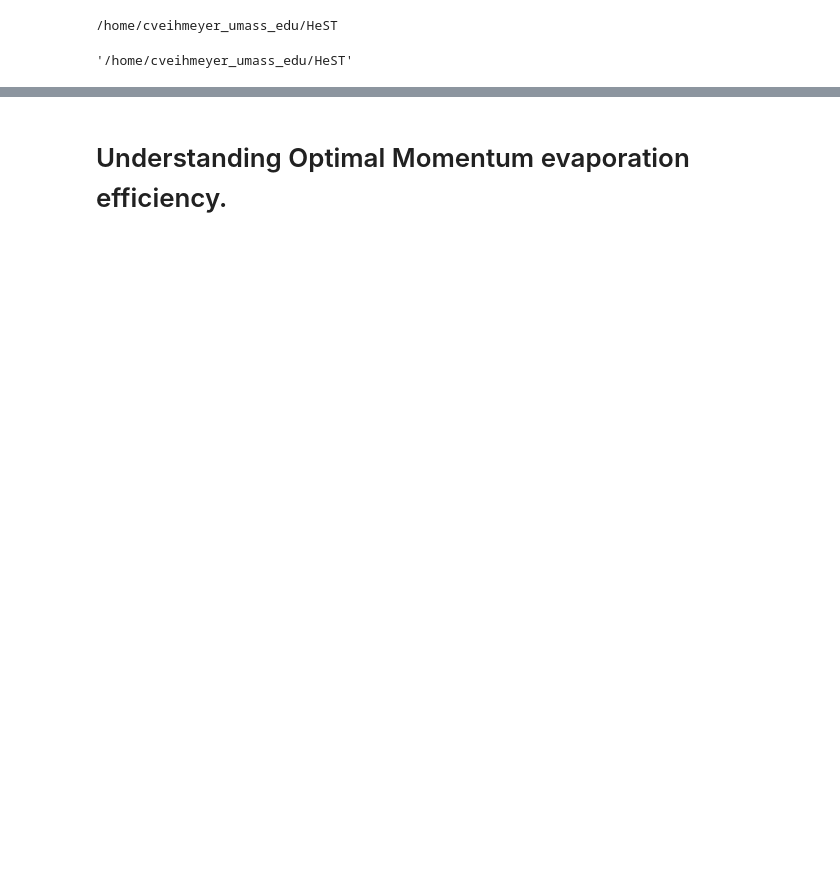
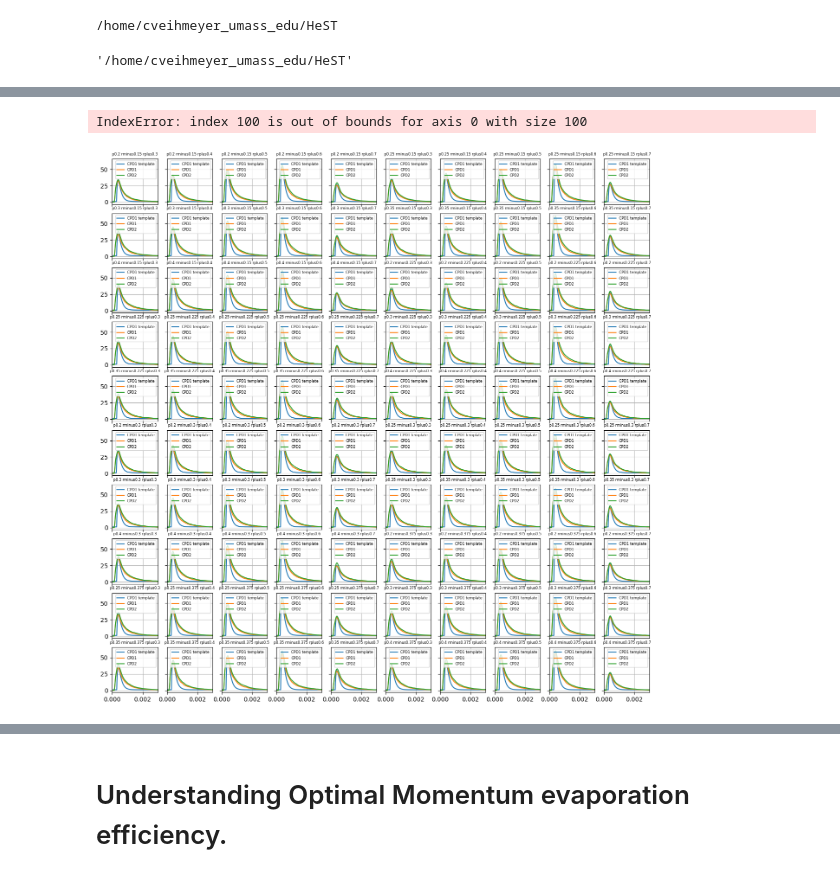
Before and after one commit to spice-herald/HeST, a Jupyter notebook: analysis/unity_analysis.ipynb, the cells around one changed output, grey strips where cells are left out. Saved outputs shown, nothing was run; the diff lists cells and outputs as text; code cells hidden in the pictures; blank space fills up the shorter version.

```diff
--- a/analysis/unity_analysis.ipynb
+++ b/analysis/unity_analysis.ipynb
@@ -387,0 +366,39 @@ fig.savefig('sweep_2d_refl_evap.png', dpi=300)
+# %%
+template = np.load('/home/cveihmeyer_umass_edu/HeST/data/dispersion_curves/shortened_template.npy')
+template_1 = template[2]
+template_2 = template[3]
+
+least_squares = np.empty((len(config_list)))
+fig, axs = plt.subplots(10, 10, figsize = (16,16), sharex=True, sharey=True)
+ax = axs.flatten()
+i = 0
+for num, (config, trial) in matched_pairs.items():
+    with open(trial, 'rb') as file:
+        evap = pickle.load(file)
+    config = pandas.read_csv(config)
+    phonon = str(config['evap_eff'][0])
+    rminus = str(config['evap_eff'][1])
+    rplus = str(config['evap_eff'][2])
+    title = 'p' + phonon +' rminus' + rminus + ' rplus' + rplus
+    s1, s2 , time =generate_waveform(evap)
+
+    peak = np.max(s1)
+    peak_index_signal = np.argmax(s1)
+    peak_index_template = np.argmax(template_1)
+    diff = peak_index_signal - peak_index_template
+    before_pad = int(diff)
+    after_pad = len(s1) - len(template_1) -before_pad
+    new_template = np.pad(template_1, (before_pad, after_pad), mode='constant', constant_values=0)  * peak
+    least_squares[i] = np.sum(s1**2 - new_template**2)
+    ax[i].plot(time, new_template + 1, label = 'CPD1 template')
+    ax[i].plot(time, s1, label='CPD1')
+    ax[i].plot(time, s2, label='CPD2')
+    ax[i].set_title(title, fontsize=6)
+    ax[i].legend(loc='upper right', fontsize=6)
+    ax[i].grid()
+    ax[i].set_xlim(0, 0.003)
+    i += 1
+fig.tight_layout()
+# %% [output]
+IndexError: index 100 is out of bounds for axis 0 with size 100
+[figure, added]
```
Also changed, not shown: parts of 29 cells of this notebook, 5 other files.
